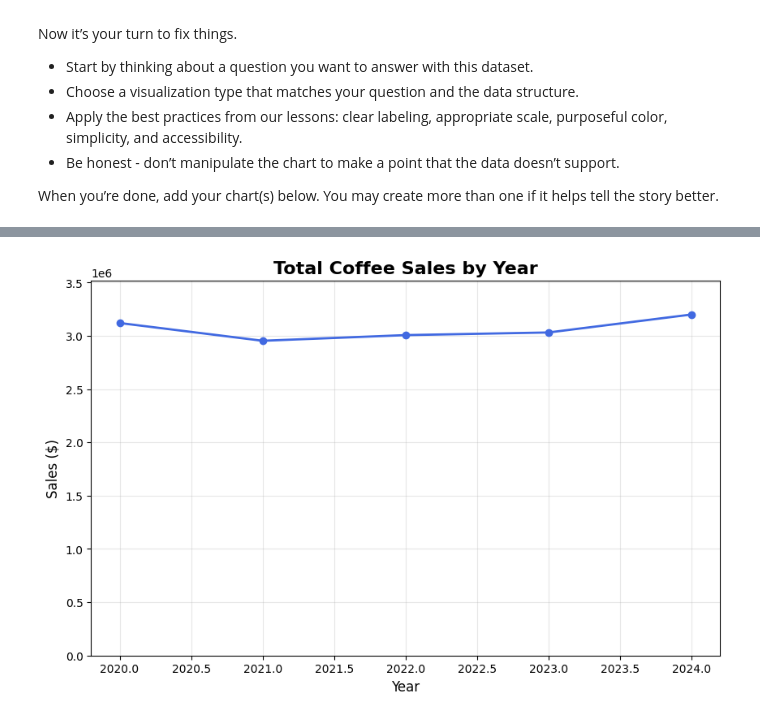
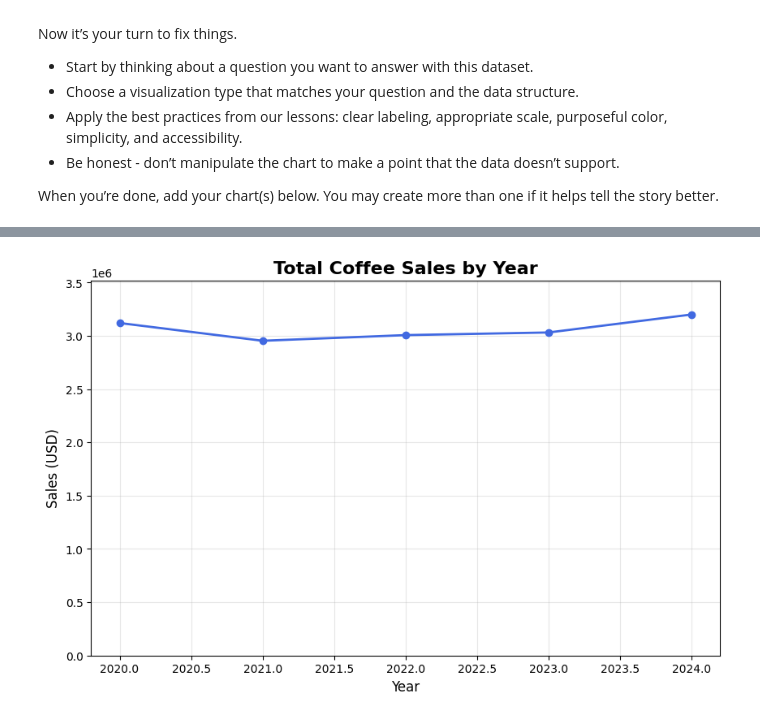
Before and after one commit to sithid/DA_M3_DataVizChallenge, a Jupyter notebook: data_viz_ethics_challenge.ipynb, the cells around one changed output, grey strips where cells are left out. Drawn from its saved outputs; the diff is of its cells as text; code cells hidden in the pictures.

```diff
--- a/data_viz_ethics_challenge.ipynb
+++ b/data_viz_ethics_challenge.ipynb
@@ -91,14 +102,13 @@ When you’re done, add your chart(s) below. You may create more than one if it
 # %%
-# Your GOOD visualization(s) here
-
 plt.figure(figsize=(10,6))
 subset = coffee_df.groupby("Year")["Sales"].sum().reset_index()
+
 plt.plot(subset["Year"], subset["Sales"], color="royalblue", linewidth=2, marker="o")
 plt.ylim(0, subset["Sales"].max() * 1.1)
 plt.title("Total Coffee Sales by Year", fontsize=16, fontweight="bold")
 plt.xlabel("Year", fontsize=12)
-plt.ylabel("Sales ($)", fontsize=12)
+plt.ylabel("Sales (USD)", fontsize=12)
 plt.grid(True, alpha=0.3)
 plt.show()
 # %% [output]
-[figure, old version]
+[figure, new version]
```
Also changed, not shown: parts of 9 cells of this notebook.
